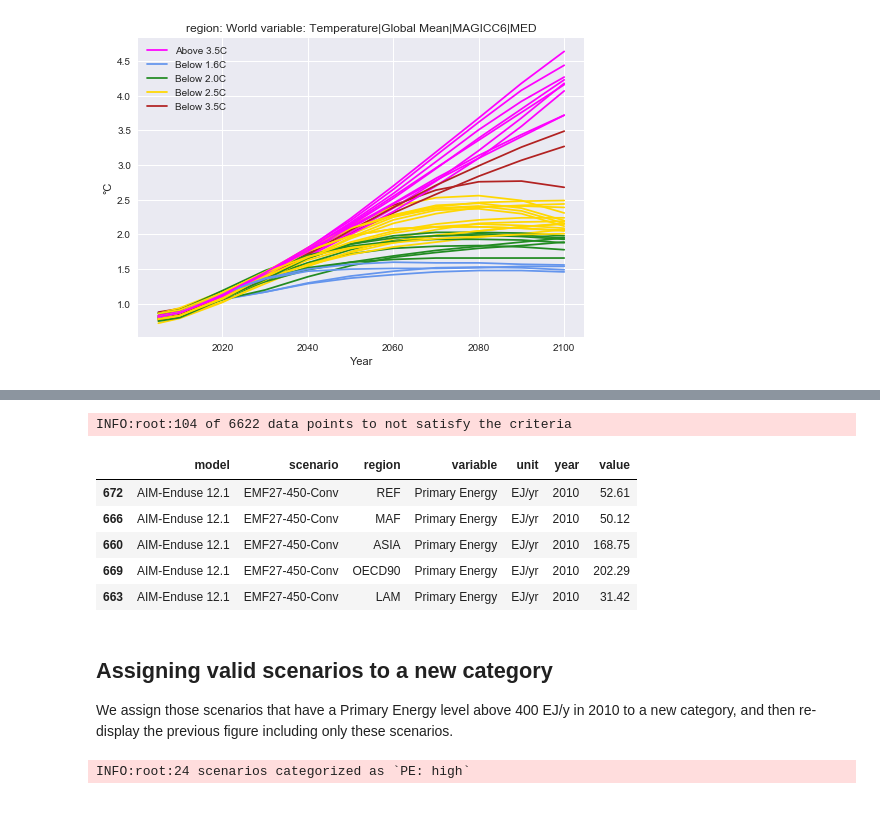
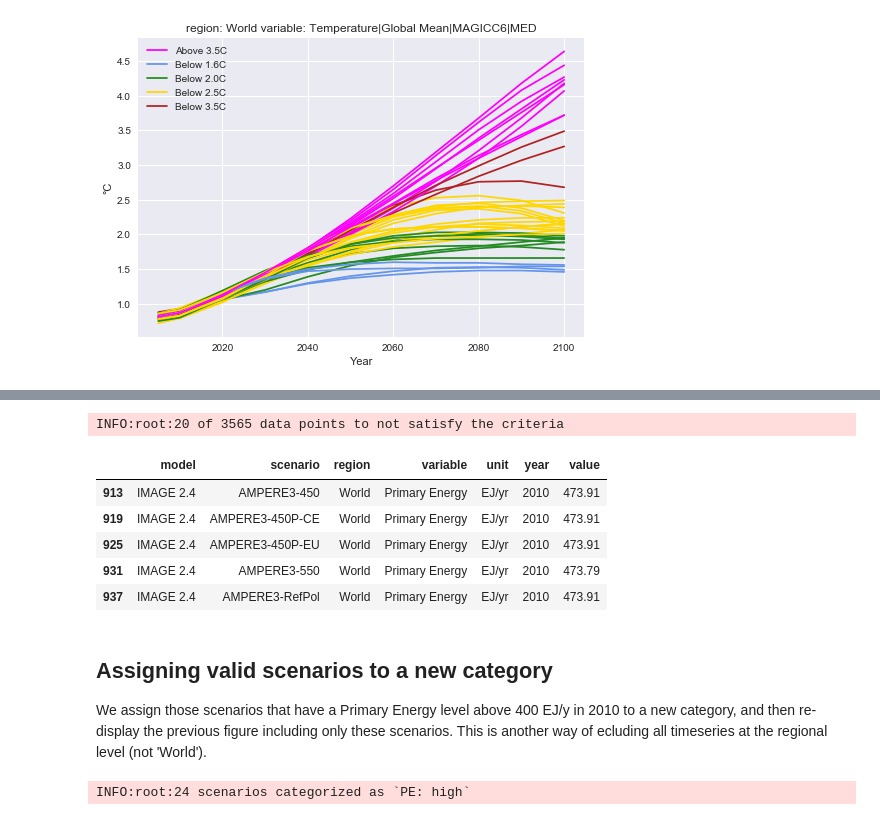
Before and after one commit to danielhuppmann/ene-present.github.io, a Jupyter notebook: openmod-zurich2018/pyam-openmod_zurich2018.ipynb, the cells around one changed output, grey strips where cells are left out. Drawn from its saved outputs; the diff is of its cells as text; code cells hidden in the pictures.

```diff
--- a/openmod-zurich2018/pyam-openmod_zurich2018.ipynb
+++ b/openmod-zurich2018/pyam-openmod_zurich2018.ipynb
@@ -266,16 +264,16 @@ We first use the function `validate()` to check that certain values are within a
 # %%
-df.validate(criteria={'Primary Energy': {'lo': 400, 'year': 2010}}).head()
+df.filter(region='World').validate(criteria={'Primary Energy': {'lo': 500, 'year': 2010}}).head()
 # %% [output]
-INFO:root:104 of 6622 data points to not satisfy the criteria
+INFO:root:20 of 3565 data points to not satisfy the criteria
 |  | model | scenario | region | variable | unit | year | value |
-| 672 | AIM-Enduse 12.1 | EMF27-450-Conv | REF | Primary Energy | EJ/yr | 2010 | 52.61 |
-| 666 | AIM-Enduse 12.1 | EMF27-450-Conv | MAF | Primary Energy | EJ/yr | 2010 | 50.12 |
-| 660 | AIM-Enduse 12.1 | EMF27-450-Conv | ASIA | Primary Energy | EJ/yr | 2010 | 168.75 |
-| 669 | AIM-Enduse 12.1 | EMF27-450-Conv | OECD90 | Primary Energy | EJ/yr | 2010 | 202.29 |
-| 663 | AIM-Enduse 12.1 | EMF27-450-Conv | LAM | Primary Energy | EJ/yr | 2010 | 31.42 |
+| 913 | IMAGE 2.4 | AMPERE3-450 | World | Primary Energy | EJ/yr | 2010 | 473.91 |
+| 919 | IMAGE 2.4 | AMPERE3-450P-CE | World | Primary Energy | EJ/yr | 2010 | 473.91 |
+| 925 | IMAGE 2.4 | AMPERE3-450P-EU | World | Primary Energy | EJ/yr | 2010 | 473.91 |
+| 931 | IMAGE 2.4 | AMPERE3-550 | World | Primary Energy | EJ/yr | 2010 | 473.79 |
+| 937 | IMAGE 2.4 | AMPERE3-RefPol | World | Primary Energy | EJ/yr | 2010 | 473.91 |
 # %% [markdown]
 ## Assigning valid scenarios to a new category
-We assign those scenarios that have a Primary Energy level above 400 EJ/y in 2010 to a new category, and then re-display the previous figure including only these scenarios.
+We assign those scenarios that have a Primary Energy level above 400 EJ/y in 2010 to a new category, and then re-display the previous figure including only these scenarios. This is another way of ecluding all timeseries at the regional level (not 'World').
 # %%
 df.set_meta(meta='uncategorized', name='PE')
 # %%
```
Also changed, not shown: parts of 3 cells of this notebook, 1 other file.
